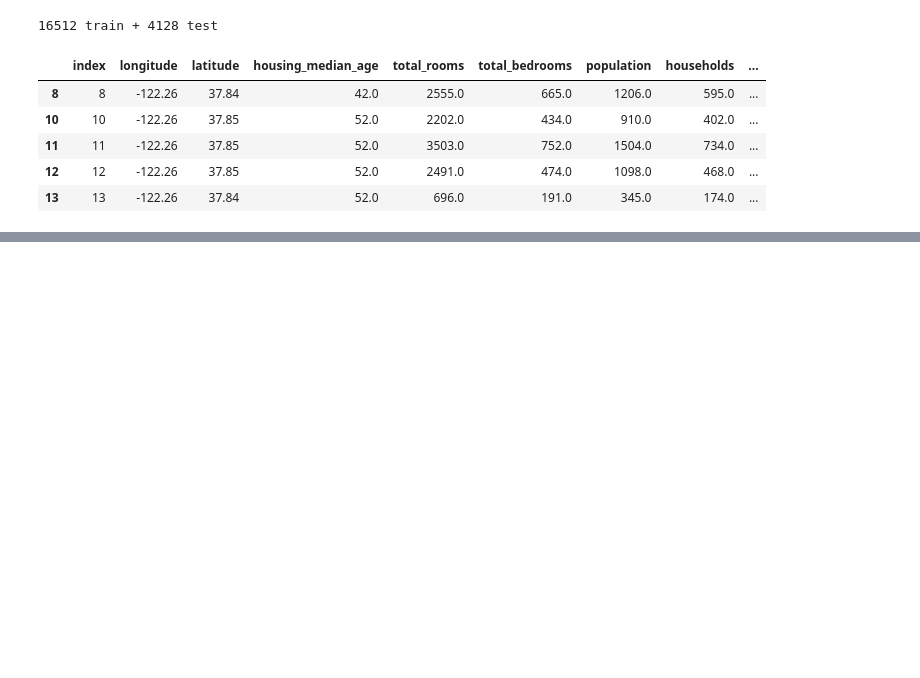
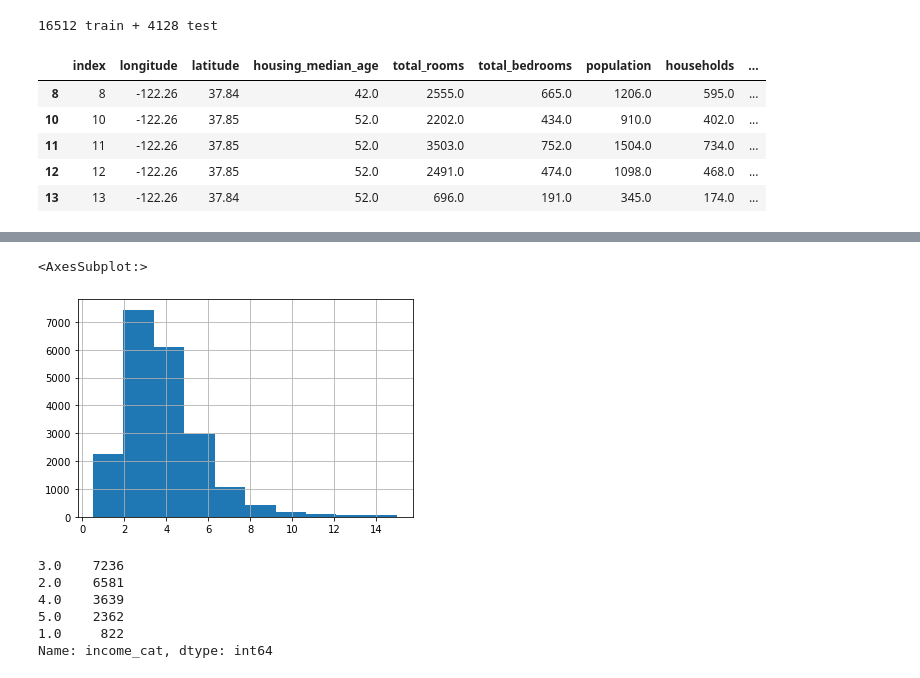
Before and after one commit to machadomr/DaysOfCode, a Jupyter notebook: 05_Books/Geron_ML/Chapter2_End_To_End_Project.ipynb, the cells around one changed output, grey strips where cells are left out. Saved outputs shown, nothing was run; the diff lists cells and outputs as text; code cells hidden in the pictures; blank space fills up the shorter version.

```diff
--- a/05_Books/Geron_ML/Chapter2_End_To_End_Project.ipynb
+++ b/05_Books/Geron_ML/Chapter2_End_To_End_Project.ipynb
@@ -123,0 +135,5 @@ test_set.head()
+# %%
+housing["median_income"].hist()
+# %% [output]
+<AxesSubplot:>
+[figure, added]
@@ -123,0 +145,9 @@ test_set.head()
+# %%
+housing["income_cat"].value_counts()
+# %% [output]
+3.0    7236
+2.0    6581
+4.0    3639
+5.0    2362
+1.0     822
+Name: income_cat, dtype: int64
```
Also changed, not shown: parts of 126 cells of this notebook.
